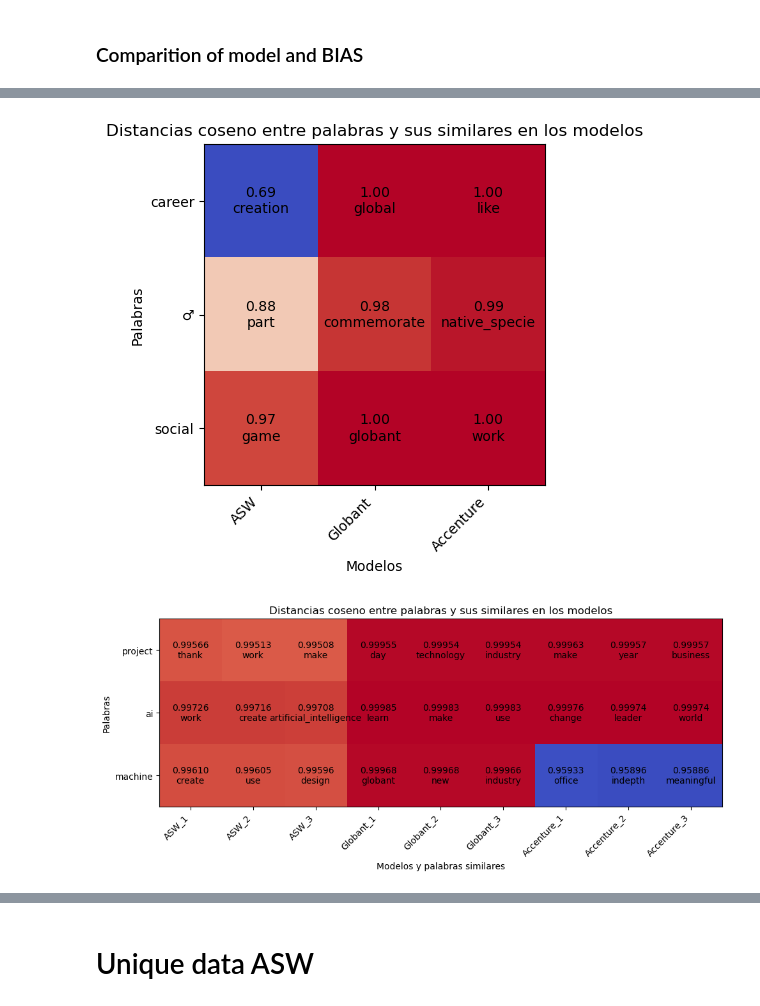
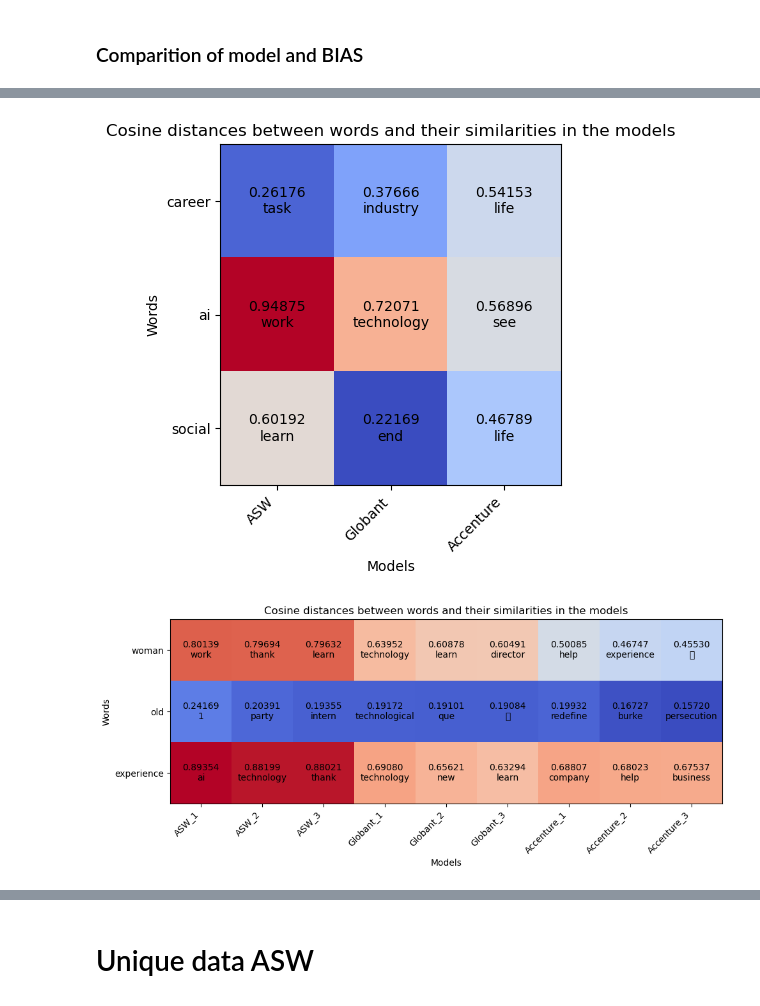
Before and after one commit to williamasesoftware/Research_bias, a Jupyter notebook: Competitors/BIAS_companies_comparation.ipynb, the cells around one changed output, grey strips where cells are left out. Saved outputs shown, nothing was run; the diff lists cells and outputs as text; code cells hidden in the pictures.

```diff
--- a/Competitors/BIAS_companies_comparation.ipynb
+++ b/Competitors/BIAS_companies_comparation.ipynb
@@ -131,7 +132,7 @@ import matplotlib.pyplot as plt
 import warnings
 warnings.filterwarnings("ignore")
 
-palabras = ["career","♂","social"]
+palabras = ["career","ai","social"]
 
 # Obtener las palabras similares y distancias coseno para cada modelo
 ASW_similares = [ASW_model.wv.most_similar(p, topn=1) for p in palabras]
@@ -145,38 +146,38 @@ Globant_palabras = np.array([[s[0] for s in sim] for sim in Globant_similares])
 Accenture_similares = [Accenture_model.wv.most_similar(p, topn=1) for p in palabras]
 Accenture_distancias = np.array([[s[1] for s in sim] for sim in Accenture_similares])
 Accenture_palabras = np.array([[s[0] for s in sim] for sim in Accenture_similares])
 
 # Crear una matriz de distancias coseno combinando los tres modelos
 distancias_coseno = np.concatenate((ASW_distancias, Globant_distancias, Accenture_distancias), axis=1)
 palabras_similares = np.concatenate((ASW_palabras, Globant_palabras, Accenture_palabras), axis=1)
 
 # Crear la figura y el gráfico de calor
 fig, ax = plt.subplots()
 im = ax.imshow(distancias_coseno, cmap="coolwarm")
 
 # Agregar etiquetas de fila y columna
 ax.set_xticks(np.arange(len(palabras)))
 ax.set_yticks(np.arange(len(palabras)))
 ax.set_xticklabels(["ASW"] + ["Globant"] + ["Accenture"])
 ax.set_yticklabels(palabras)
 
 # Rotar las etiquetas del eje x
 plt.xticks(rotation=45, ha="right")
 
 # Agregar valores en las celdas
 for i in range(len(palabras)):
     for j in range(len(palabras)):
-        text = ax.text(j, i, "{:.2f}\n{}".format(distancias_coseno[i, j], palabras_similares[i, j]),
+        text = ax.text(j, i, "{:.5f}\n{}".format(distancias_coseno[i, j], palabras_similares[i, j]),
                        ha="center", va="center", color="black")
 
 # Agregar título y mostrar el gráfico
-plt.title("Distancias coseno entre palabras y sus similares en los modelos")
-plt.xlabel("Modelos")
-plt.ylabel("Palabras")
+plt.title("Cosine distances between words and their similarities in the models")
+plt.xlabel("Models")
+plt.ylabel("Words")
 plt.tight_layout()
 plt.show()
 # %% [output]
-[figure, old version]
+[figure, new version]
 # %%
 import numpy as np
 import matplotlib.pyplot as plt
@@ -184,7 +185,7 @@ import matplotlib.pyplot as plt
 import warnings
 warnings.filterwarnings("ignore")
 
-palabras = ["project","ai","machine"]
+palabras = ['woman', "old", 'experience']
 
 def obtener_similares(modelo, palabras, topn=3):
     """Obtiene las palabras similares y distancias coseno para un modelo y una lista de palabras."""
@@ -221,13 +222,13 @@ for i in range(len(palabras)):
                        ha="center", va="center", color="black")
 
 # Agregar título y mostrar el gráfico
-plt.title("Distancias coseno entre palabras y sus similares en los modelos")
-plt.xlabel("Modelos y palabras similares")
-plt.ylabel("Palabras")
+plt.title("Cosine distances between words and their similarities in the models")
+plt.xlabel("Models")
+plt.ylabel("Words")
 plt.tight_layout()
 plt.show()
 # %% [output]
-[figure, old version]
+[figure, new version]
 # %%
 word_to_analyze_companies("woman",ASW_model,Globant_model,Accenture_model)
 # %% [output]
```
Also changed, not shown: parts of 26 cells of this notebook, 2 other files.
